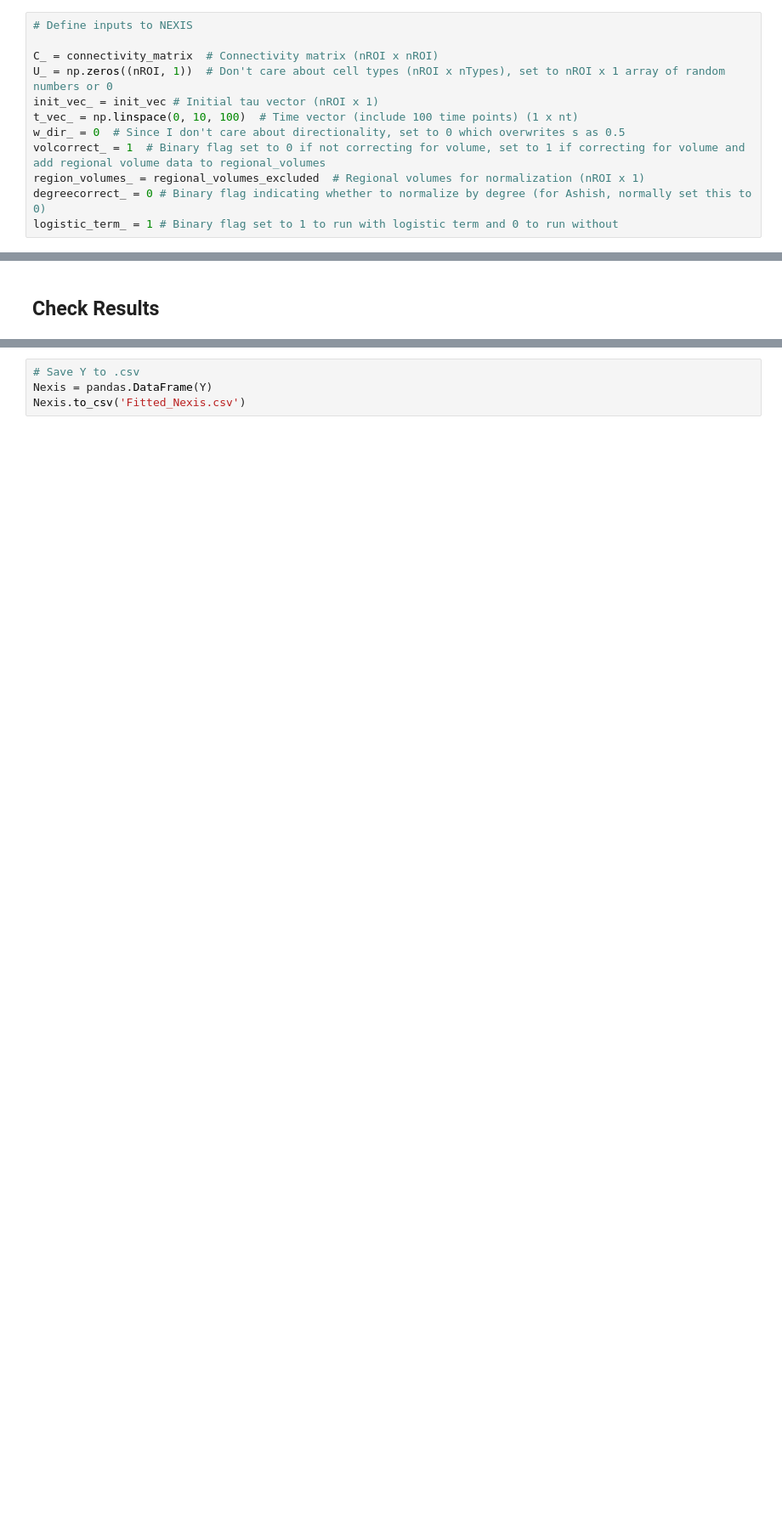
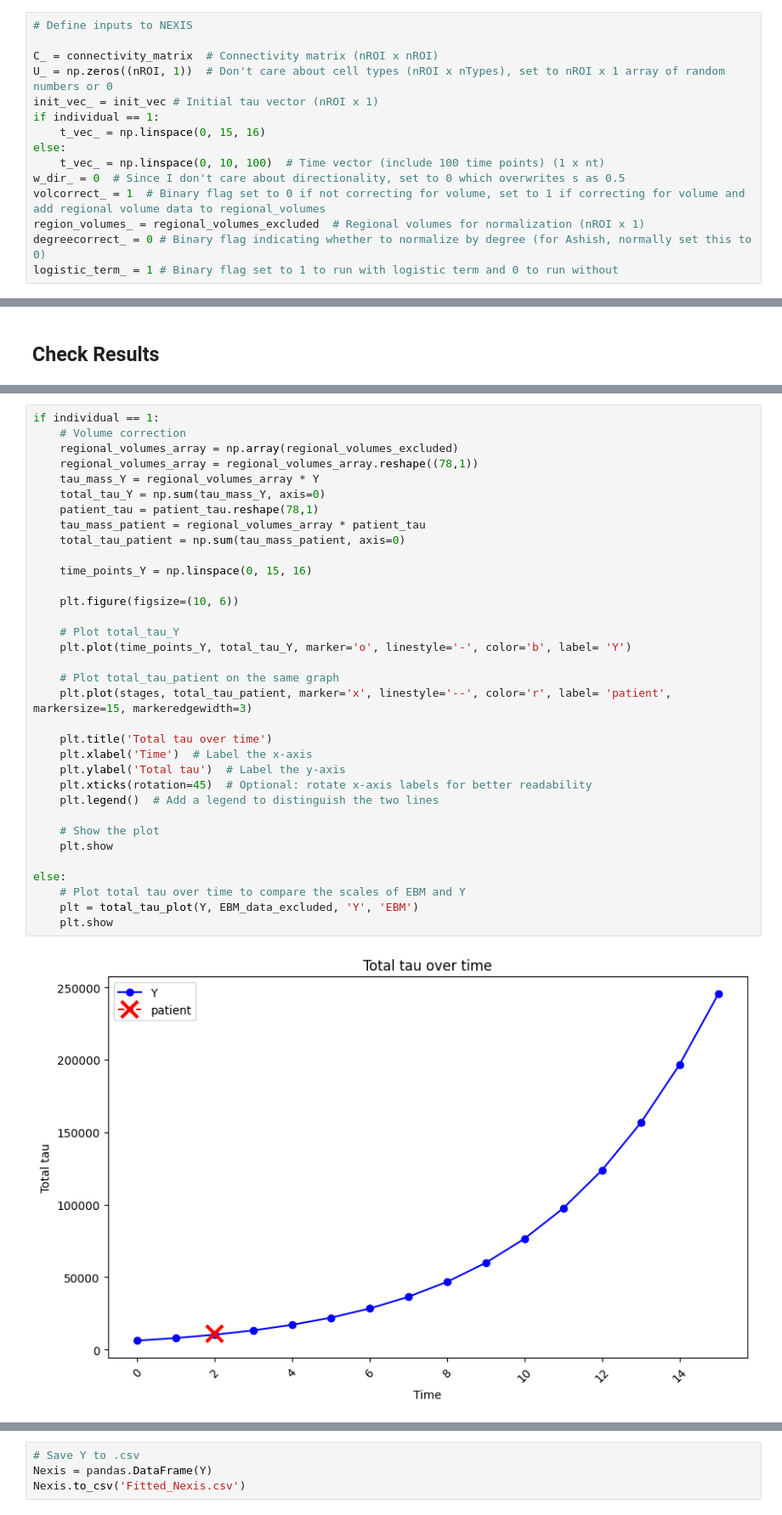
Before and after one commit to LaasyaMunjeti/EBM-Nexis, a Jupyter notebook: Running_nexis_forward.ipynb, the cells around one changed output, grey strips where cells are left out. Shown at 85% size. Cells and saved outputs as stored; diff of their text form; blank space fills up the shorter version.

```diff
--- a/Running_nexis_forward.ipynb
+++ b/Running_nexis_forward.ipynb
@@ -110,7 +115,10 @@ regional_volumes_excluded = np.delete(regional_volumes_reordered,excluded_indice
 C_ = connectivity_matrix  # Connectivity matrix (nROI x nROI)
 U_ = np.zeros((nROI, 1))  # Don't care about cell types (nROI x nTypes), set to nROI x 1 array of random numbers or 0
 init_vec_ = init_vec # Initial tau vector (nROI x 1)
-t_vec_ = np.linspace(0, 10, 100)  # Time vector (include 100 time points) (1 x nt)
+if individual == 1:
+    t_vec_ = np.linspace(0, 15, 16)
+else:
+    t_vec_ = np.linspace(0, 10, 100)  # Time vector (include 100 time points) (1 x nt)
 w_dir_ = 0  # Since I don't care about directionality, set to 0 which overwrites s as 0.5
 volcorrect_ = 1  # Binary flag set to 0 if not correcting for volume, set to 1 if correcting for volume and add regional volume data to regional_volumes
 region_volumes_ = regional_volumes_excluded  # Regional volumes for normalization (nROI x 1)
@@ -244,0 +272,36 @@ plt.show
+# %%
+if individual == 1:
+    # Volume correction
+    regional_volumes_array = np.array(regional_volumes_excluded)
+    regional_volumes_array = regional_volumes_array.reshape((78,1))
+    tau_mass_Y = regional_volumes_array * Y
+    total_tau_Y = np.sum(tau_mass_Y, axis=0)
+    patient_tau = patient_tau.reshape(78,1)
+    tau_mass_patient = regional_volumes_array * patient_tau
+    total_tau_patient = np.sum(tau_mass_patient, axis=0)
+
+    time_points_Y = np.linspace(0, 15, 16)
+
+    plt.figure(figsize=(10, 6))
+
+    # Plot total_tau_Y
+    plt.plot(time_points_Y, total_tau_Y, marker='o', linestyle='-', color='b', label= 'Y')
+
+    # Plot total_tau_patient on the same graph
+    plt.plot(stages, total_tau_patient, marker='x', linestyle='--', color='r', label= 'patient', markersize=15, markeredgewidth=3)
+
+    plt.title('Total tau over time')
+    plt.xlabel('Time')  # Label the x-axis
+    plt.ylabel('Total tau')  # Label the y-axis
+    plt.xticks(rotation=45)  # Optional: rotate x-axis labels for better readability
+    plt.legend()  # Add a legend to distinguish the two lines
+
+    # Show the plot
+    plt.show
+
+else:
+    # Plot total tau over time to compare the scales of EBM and Y
+    plt = total_tau_plot(Y, EBM_data_excluded, 'Y', 'EBM')
+    plt.show
+# %% [output]
+[figure, added]
```
Also changed, not shown: parts of 13 cells of this notebook, 2 other files.
